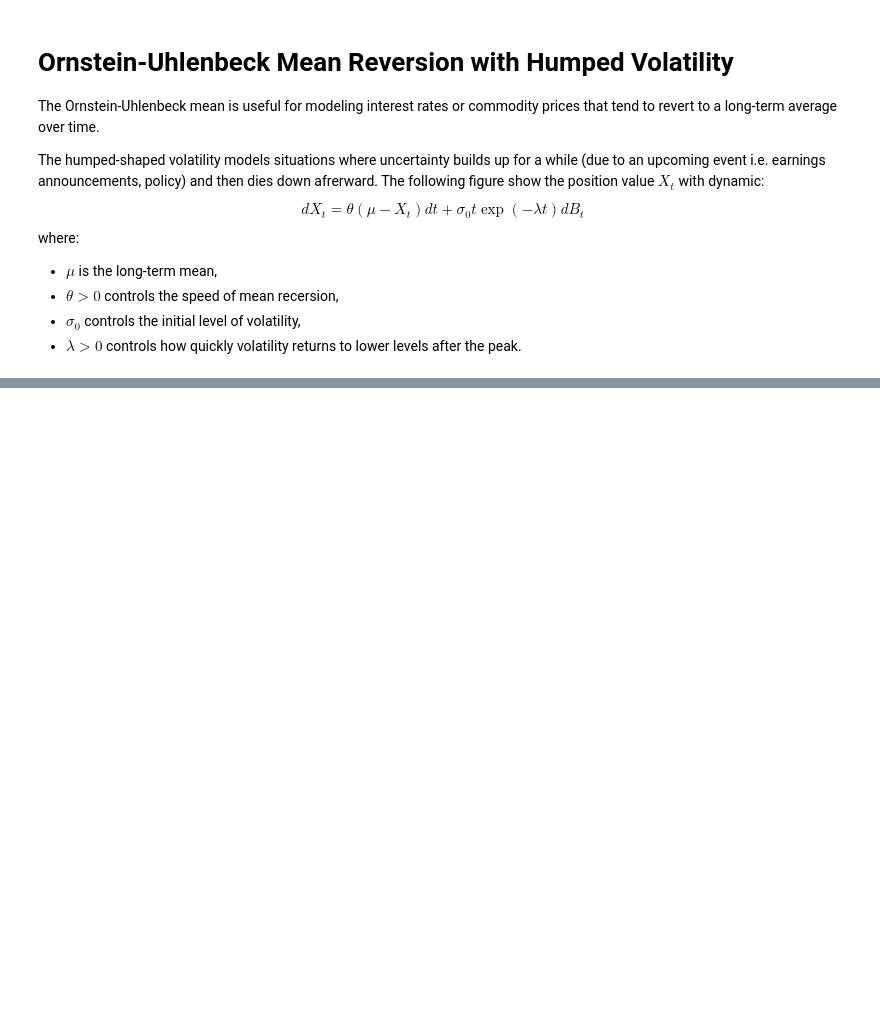
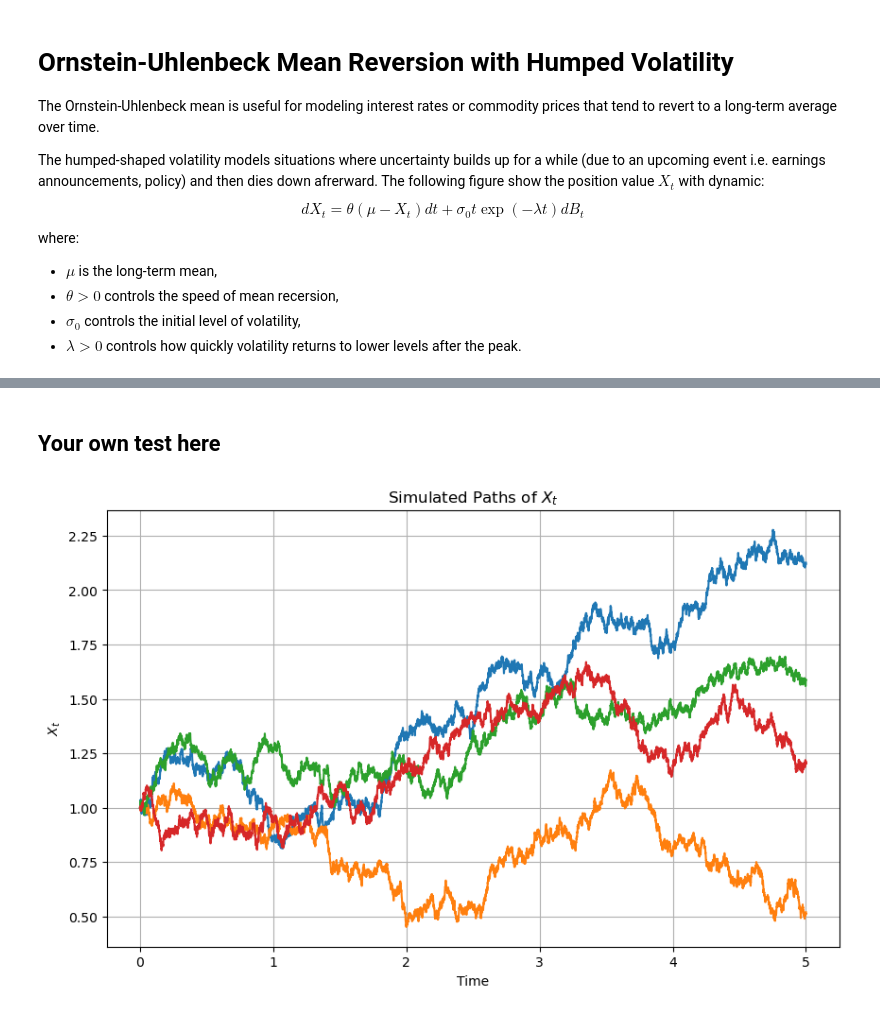
Before and after one commit to AlbertH0ng/learn-g-expectation, a Jupyter notebook: positionValueDemo.ipynb, the cells around one changed output, grey strips where cells are left out. Drawn from its saved outputs; the diff is of its cells as text; code cells hidden in the pictures; blank space fills up the shorter version.

```diff
--- a/positionValueDemo.ipynb
+++ b/positionValueDemo.ipynb
@@ -123,0 +124,43 @@ plt.show()
+# %% [markdown]
+## Your own test here
+# %%
+# Parameters
+X0 = 1  # Initial value
+T = 5  # Terminal time
+N = 10000  # Number of time steps
+M = 4  # Number of paths
+
+# Define the functions for mu(t, x) and sigma(t, x)
+def mu(t, x):
+    return 0.12  # Change this function as needed
+
+def sigma(t, x):
+    return 0.25  # Change this function as needed
+
+# Simulate the stochastic process using the Euler-Maruyama method
+def simulate_X_t(mu, sigma, X0, T, N, M):
+    dt = T / N
+    t = np.linspace(0, T, N+1)
+    X = np.zeros((M, N+1))
+    X[:, 0] = X0
+
+    for i in range(N):
+        dB = np.sqrt(dt) * np.random.randn(M)
+        X[:, i+1] = X[:, i] + mu(t[i], X[:, i]) * dt + sigma(t[i], X[:, i]) * dB
+
+    return t, X
+
+# Simulate the process
+t, X = simulate_X_t(mu, sigma, X0, T, N, M)
+
+# Plot the simulated paths
+plt.figure(figsize=(10, 6))
+for i in range(M):
+    plt.plot(t, X[i, :], lw=1.5)
+plt.xlabel('Time')
+plt.ylabel('$X_t$')
+plt.title('Simulated Paths of $X_t$')
+plt.grid(True)
+plt.show()
+# %% [output]
+[figure, added]
```
Also changed, not shown: parts of 2 cells of this notebook.
